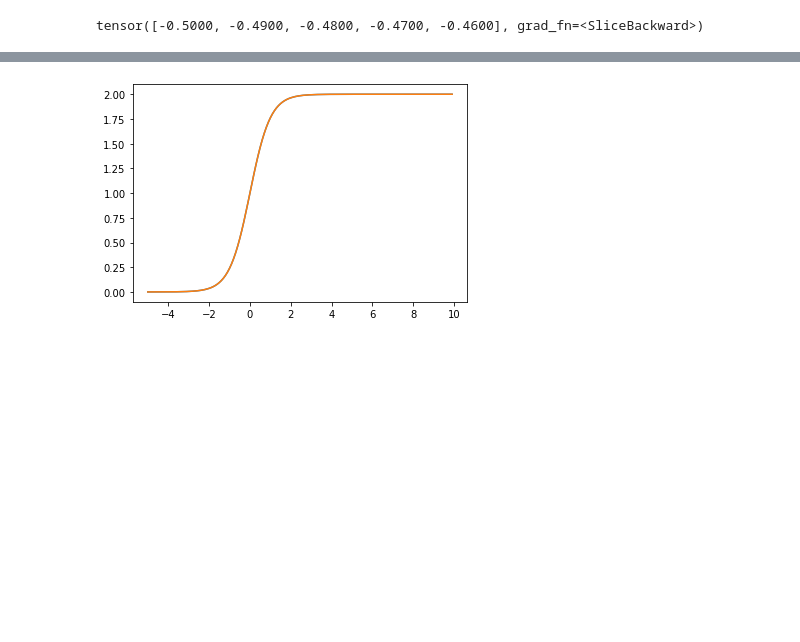
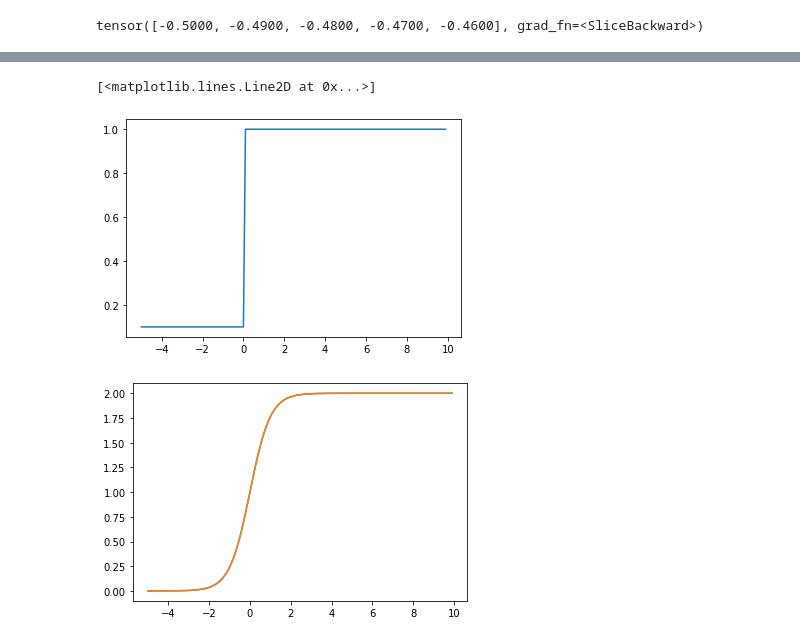
Before and after one commit to fanbyprinciple/d2l-fanbyprinciple, a Jupyter notebook: ch4_multilayer_perceptron/ch4.1 activations.ipynb, the cells around one changed output, grey strips where cells are left out. Saved outputs shown, nothing was run; the diff lists cells and outputs as text; code cells hidden in the pictures; blank space fills up the shorter version.

```diff
--- a/ch4_multilayer_perceptron/ch4.1 activations.ipynb
+++ b/ch4_multilayer_perceptron/ch4.1 activations.ipynb
@@ -157,3 +179,8 @@ with torch.no_grad():
+# %%
+plt.plot(X.detach(), X.grad.detach())
+# %% [output]
+[<matplotlib.lines.Line2D at 0x...>]
+[figure, added]
 # %%
 #3
 
```
Also changed, not shown: parts of 6 cells of this notebook, 5 other files.
